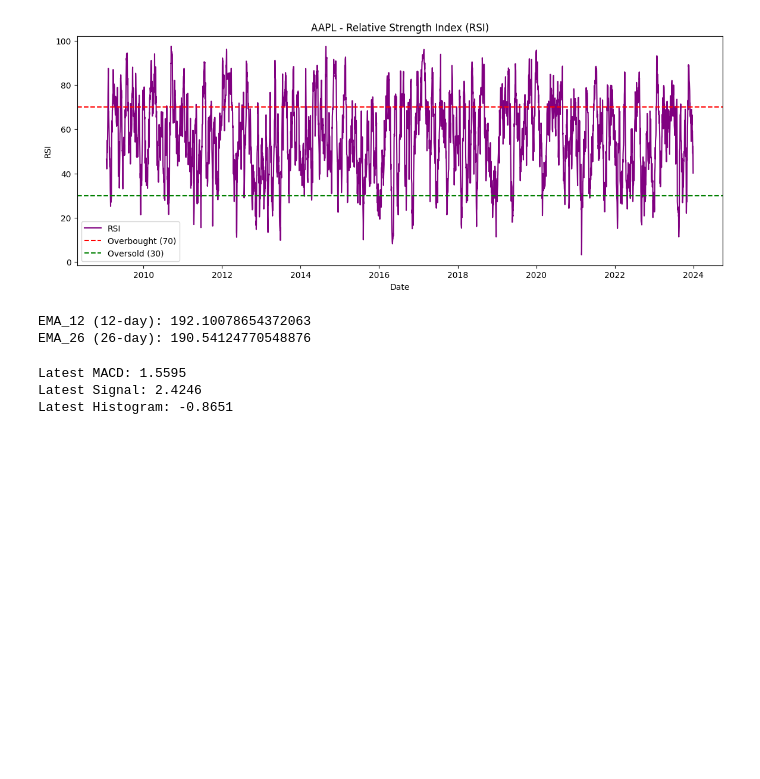
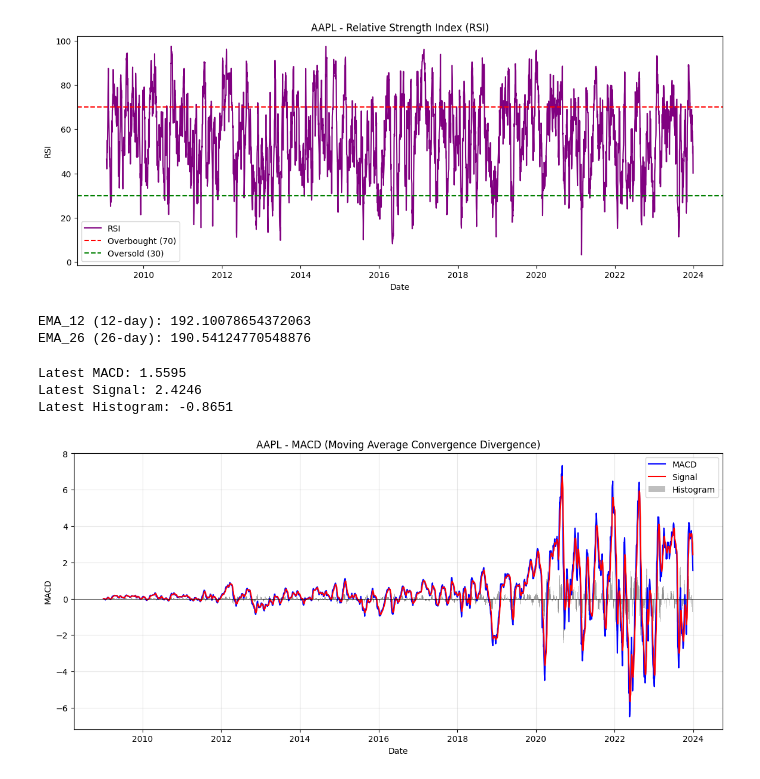
Before and after one commit to bethabreham/news-sentiment-analysis, a Jupyter notebook: notebooks/task2_technical_indicators.ipynb, the cells around one changed output. Drawn from its saved outputs; the diff is of its cells as text; code cells hidden in the pictures; blank space fills up the shorter version.

Commit message:
feat: finalize Task 2 with MACD plot

```diff
--- a/notebooks/task2_technical_indicators.ipynb
+++ b/notebooks/task2_technical_indicators.ipynb
@@ -77,3 +77,20 @@ print(f"Latest Histogram: {df['Histogram'].iloc[-1]:.4f}")
 Latest MACD: 1.5595
 Latest Signal: 2.4246
 Latest Histogram: -0.8651
+# %%
+# MACD Plot
+plt.figure(figsize=(14, 6))
+
+plt.plot(df['Date'], df['MACD'], label='MACD', color='blue', linewidth=1.5)
+plt.plot(df['Date'], df['Signal'], label='Signal', color='red', linewidth=1.5)
+plt.bar(df['Date'], df['Histogram'], label='Histogram', color='gray', alpha=0.5, width=3)
+plt.axhline(y=0, color='black', linestyle='-', linewidth=0.5)
+
+plt.title('AAPL - MACD (Moving Average Convergence Divergence)')
+plt.xlabel('Date')
+plt.ylabel('MACD')
+plt.legend()
+plt.grid(True, alpha=0.3)
+plt.show()
+# %% [output]
+[figure, added]
```
Also changed, not shown: parts of 1 cell of this notebook.
